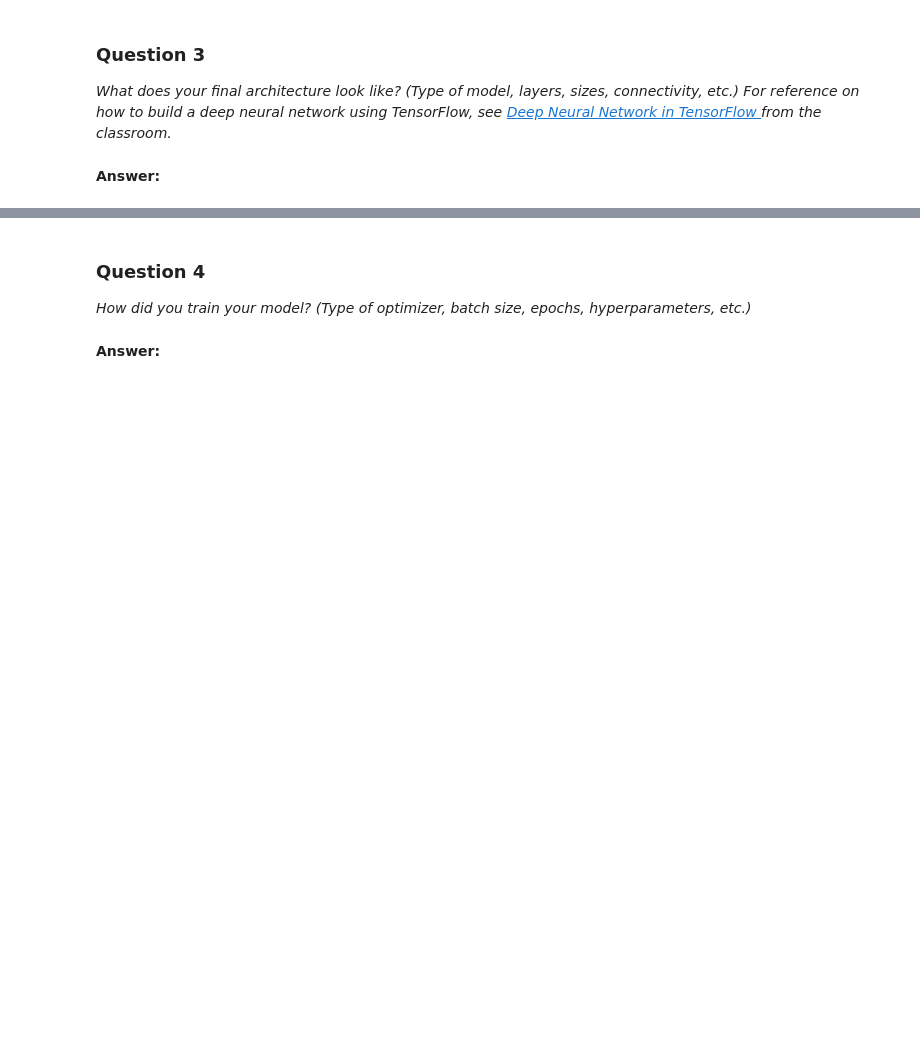
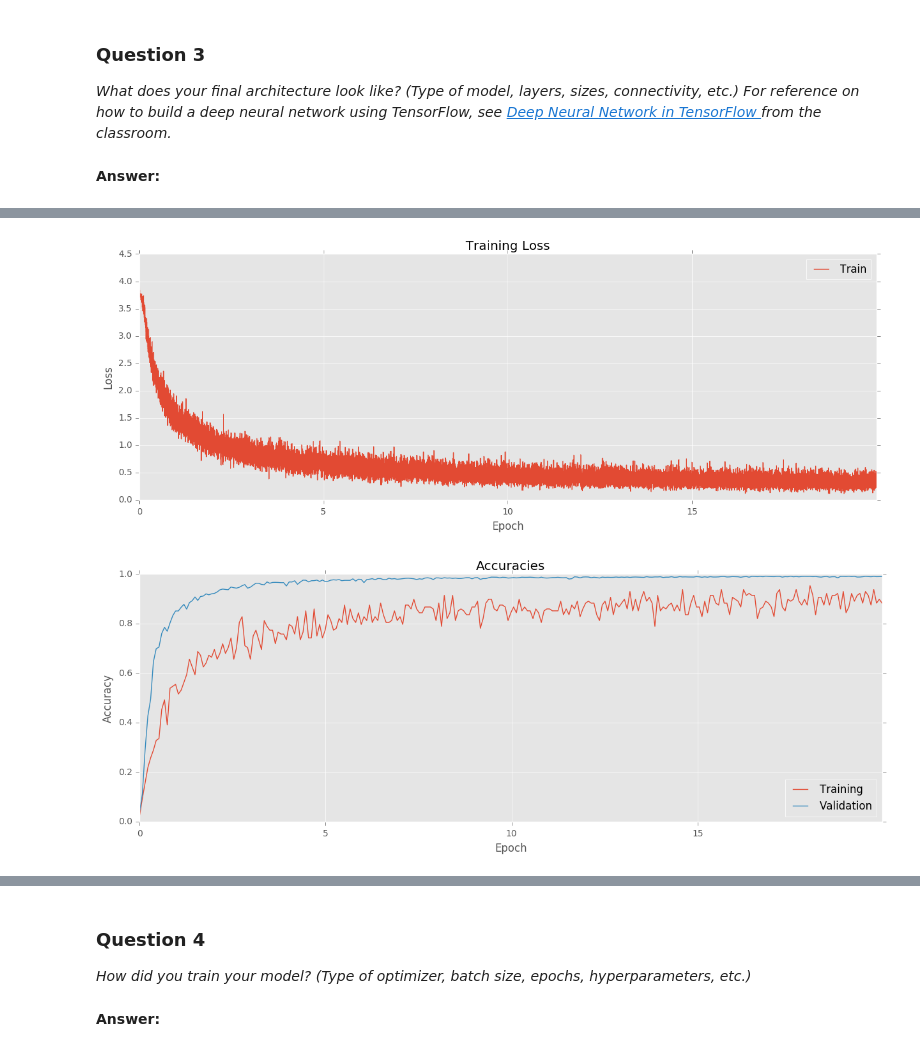
Before and after one commit to elbernante/traffic-sign-classifier, a Jupyter notebook: Traffic_Sign_Classifier.ipynb, the cells around one changed output, grey strips where cells are left out. Saved outputs shown, nothing was run; the diff lists cells and outputs as text; code cells hidden in the pictures; blank space fills up the shorter version.

```diff
--- a/Traffic_Sign_Classifier.ipynb
+++ b/Traffic_Sign_Classifier.ipynb
@@ -327,7 +366,7 @@ _Describe how you set up the training, validation and testing data for your mode
 import os
 import tensorflow as tf
 # %%
-EPOCHS = 10
+EPOCHS = 20
 
 TRAIN_BATCH_SIZE = 128
 VAL_BATCH_SIZE = 128
@@ -607,23 +664,28 @@ train_losses, train_accuracies, validation_accuracies = train()
 # %%
 def plot_train_loss(loss):
-    loss = pd.Series(loss)
-    loss.index.name = "Iteration"
-    ag = loss.plot(figsize=(15, 5), title="Training Loss")
+    df = pd.DataFrame({"Train": loss})
+    df['Epoch'] = df.index / (X_train.shape[0] // TRAIN_BATCH_SIZE )
+    df.set_index('Epoch', inplace=True)
+    ag = df.plot(figsize=(15, 5), title="Training Loss")
     ag.set_ylabel("Loss")
     plt.show()
 
 plot_train_loss(train_losses)
 
 def plot_accuracies(accuracies):
     df = pd.DataFrame(accuracies)
-    df['Iteration'] = ([i * LOG_AT_EVERY for i in df.index])
-    df.set_index('Iteration', inplace=True)
+    df['Epoch'] = [i * LOG_AT_EVERY for i in df.index]
+    df['Epoch'] /= X_train.shape[0] // TRAIN_BATCH_SIZE
+    df.set_index('Epoch', inplace=True)
     ag = df.plot(figsize=(15, 5), title="Accuracies")
     ag.set_ylabel("Accuracy")
     plt.show()
 
 plot_accuracies({"Training": train_accuracies,
                  "Validation": validation_accuracies})
+# %% [output]
+[figure, added]
+[figure, added]
 # %%
 def predict(X, batch_size=None):
     with tf.Session(graph=graph) as session:
```
Also changed, not shown: parts of 10 cells of this notebook, 1 other file.
